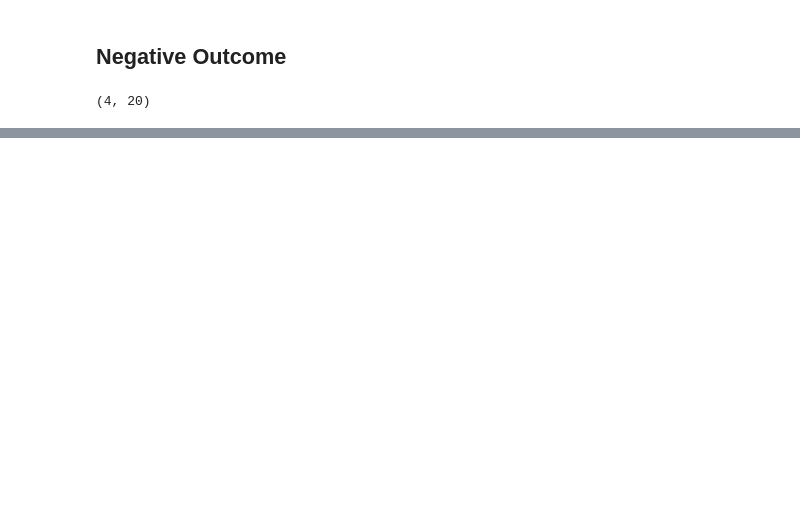
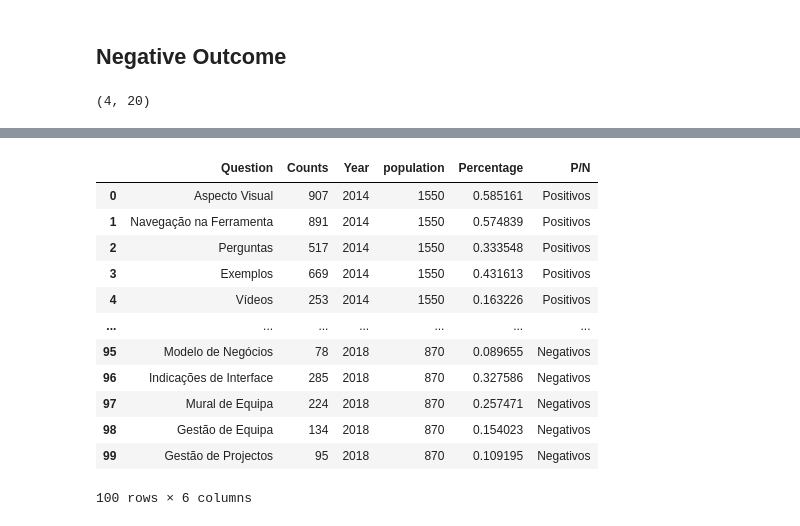
Before and after one commit to DSWorkPortugal/MscThesisFernando, a Jupyter notebook: Visualizations per Year.ipynb, the cells around one changed output, grey strips where cells are left out. Drawn from its saved outputs; the diff is of its cells as text; code cells hidden in the pictures; blank space fills up the shorter version.

```diff
--- a/Visualizations per Year.ipynb
+++ b/Visualizations per Year.ipynb
@@ -320,7 +320,7 @@ Ano20152016posneg
 # %%
 Ano20152016posnegSum=Ano20152016posneg.sum(axis = 0, skipna = True)
 Ano20152016posnegSum = pd.DataFrame(Ano20152016posnegSum)
-Ano20152016posnegSum['year'] = 2016
+Ano20152016posnegSum['Year'] = 2016
 Ano20152016posnegSum.reset_index(level=0, inplace=True)
 Ano20152016posnegSum.columns=[['Question', 'Counts', 'Year']]
 Ano20152016posnegSum['population'] = 249
@@ -430,7 +430,7 @@ del Ano20162017posneg['Quanto aprendeu com a DreamShaper?']
 # %%
 Ano20162017posnegSum=Ano20162017posneg.sum(axis = 0, skipna = True)
 Ano20162017posnegSum = pd.DataFrame(Ano20162017posnegSum)
-Ano20162017posnegSum['year'] = 2017
+Ano20162017posnegSum['Year'] = 2017
 Ano20162017posnegSum.reset_index(level=0, inplace=True)
 Ano20162017posnegSum.columns=[['Question', 'Counts', 'Year']]
 Ano20162017posnegSum['population'] = 442
@@ -539,7 +539,7 @@ del Ano20172018posneg['Quanto aprendeu com a DreamShaper?']
 # %%
 Ano20172018posnegSum=Ano20172018posneg.sum(axis = 0, skipna = True)
 Ano20172018posnegSum = pd.DataFrame(Ano20172018posnegSum)
-Ano20172018posnegSum['year'] = 2018
+Ano20172018posnegSum['Year'] = 2018
 Ano20172018posnegSum.reset_index(level=0, inplace=True)
 Ano20172018posnegSum.columns=[['Question', 'Counts', 'Year']]
 Ano20172018posnegSum['population'] = 870
@@ -635,3 +635,22 @@ fig.update_layout(title_text='Positive/Negative Features - Negative Outcome  - 2
 fig.show()
 # %% [output]
 [interactive output not drawn]
+# %%
+
+featuresperyear = pd.concat([Ano20132014posnegSum, Ano20142015posnegSum, Ano20152016posnegSum, Ano20162017posnegSum, Ano20172018posnegSum], ignore_index=True)
+# %%
+featuresperyear
+# %% [output]
+|  | Question | Counts | Year | population | Percentage | P/N |
+| 0 | Aspecto Visual | 907 | 2014 | 1550 | 0.585161 | Positivos |
+| 1 | Navegação na Ferramenta | 891 | 2014 | 1550 | 0.574839 | Positivos |
+| 2 | Perguntas | 517 | 2014 | 1550 | 0.333548 | Positivos |
+| 3 | Exemplos | 669 | 2014 | 1550 | 0.431613 | Positivos |
+| 4 | Vídeos | 253 | 2014 | 1550 | 0.163226 | Positivos |
+| ... | ... | ... | ... | ... | ... | ... |
+| 95 | Modelo de Negócios | 78 | 2018 | 870 | 0.089655 | Negativos |
+| 96 | Indicações de Interface | 285 | 2018 | 870 | 0.327586 | Negativos |
+| 97 | Mural de Equipa | 224 | 2018 | 870 | 0.257471 | Negativos |
+| 98 | Gestão de Equipa | 134 | 2018 | 870 | 0.154023 | Negativos |
+| 99 | Gestão de Projectos | 95 | 2018 | 870 | 0.109195 | Negativos |
+100 rows × 6 columns
```
Also changed, not shown: parts of 11 cells of this notebook, 8 other files.
